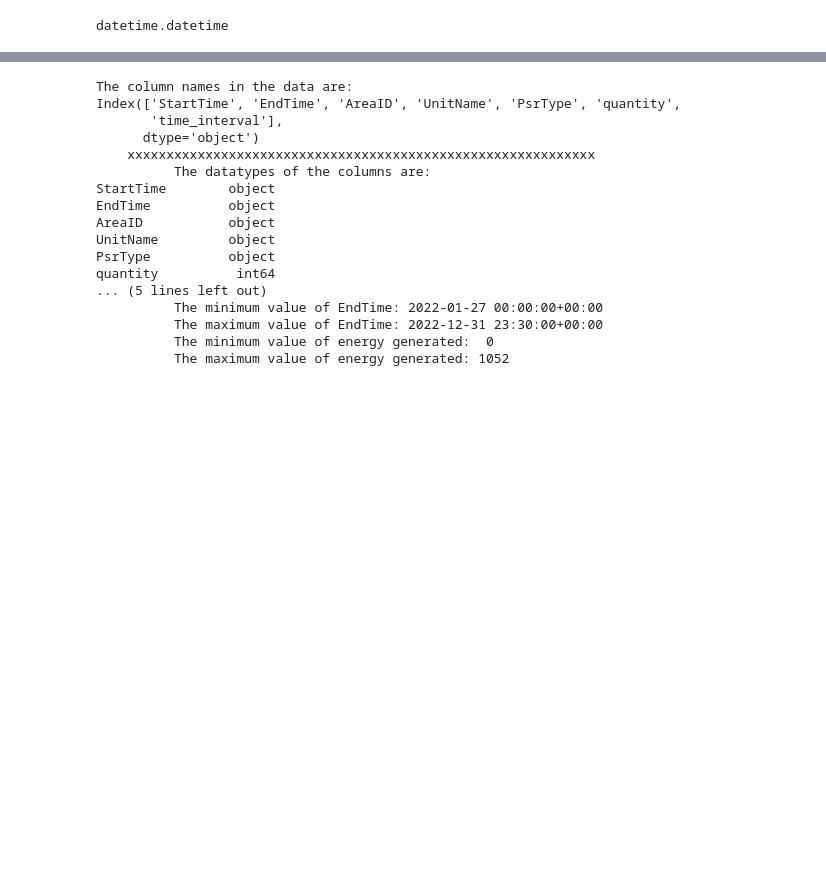
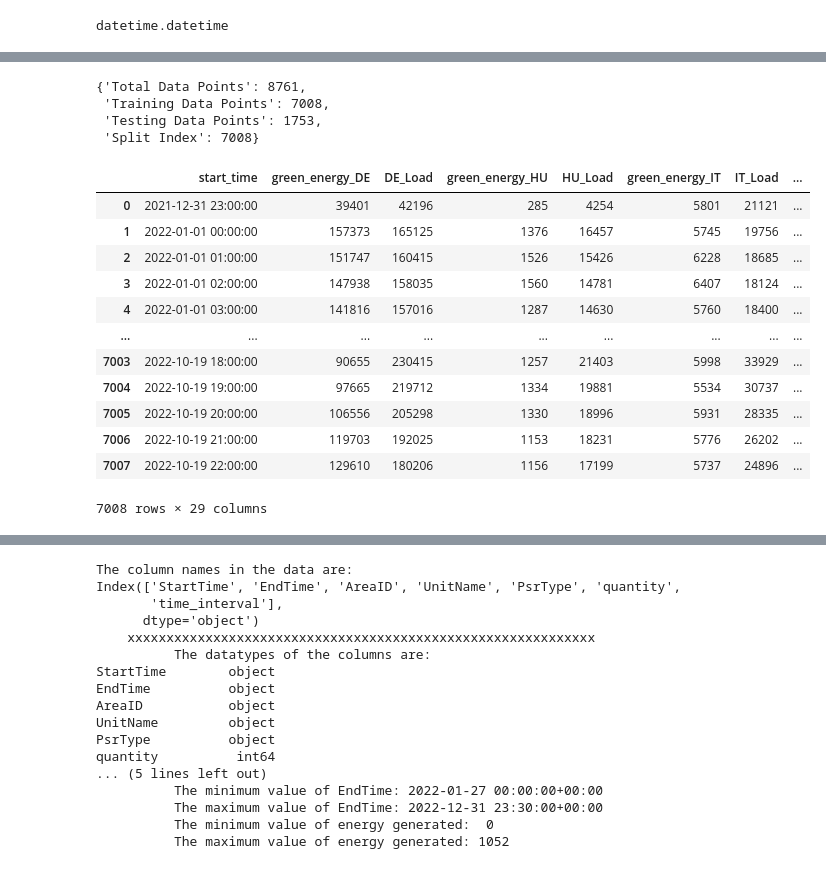
Before and after one commit to Ashish-Soni08/SE-Europe-Data_Challenge, a Jupyter notebook: EDA.ipynb, the cells around one changed output, grey strips where cells are left out. Cells and saved outputs as stored; diff of their text form; code cells hidden in the pictures; blank space fills up the shorter version.

```diff
--- a/EDA.ipynb
+++ b/EDA.ipynb
@@ -431,0 +142,12 @@ resampled_df
+# %%
+# Calculate surplus for each country
+for country_code in country_ids.keys():
+    green_energy_col = f'green_energy_{country_code}'
+    load_col = f'{country_code}_Load'
+    surplus_col = f'{country_code}_surplus'
+    processed_df[surplus_col] = processed_df[green_energy_col] - processed_df[load_col]
+# %%
+# Determine the country with the highest surplus for each hour
+surplus_cols = [f'{code}_surplus' for code in country_ids.keys()]
+processed_df['highest_surplus_country'] = processed_df[surplus_cols].idxmax(axis=1)
+processed_df['highest_surplus_country'] = processed_df['highest_surplus_country'].apply(lambda x: country_ids[x.split('_')[0]])
@@ -431,0 +178,9 @@ resampled_df
+# %%
+# Correcting the filtering process for the year 2022
+
+processed_df['start_time'] = pd.to_datetime(processed_df['start_time'])
+
+processed_df_2022 = processed_df[processed_df['start_time'].dt.year == 2022]
+
+# Displaying the first few rows of the filtered DataFrame
+processed_df_2022.head()
@@ -431,0 +278,40 @@ resampled_df
+# %%
+# Splitting the dataset into training and testing sets
+
+# Since this is time-series data, we'll perform a chronological split (not random)
+# We'll use the last 20% of the data as the test set
+
+split_index = int(len(processed_df) * 0.8)
+train_df = processed_df.iloc[:split_index]
+test_df = processed_df.iloc[split_index:]
+
+# Verifying the split
+train_test_split_info = {
+    "Total Data Points": len(processed_df),
+    "Training Data Points": len(train_df),
+    "Testing Data Points": len(test_df),
+    "Split Index": split_index
+}
+
+train_test_split_info
+# %% [output]
+{'Total Data Points': 8761,
+ 'Training Data Points': 7008,
+ 'Testing Data Points': 1753,
+ 'Split Index': 7008}
+# %%
+train_df
+# %% [output]
+|  | start_time | green_energy_DE | DE_Load | green_energy_HU | HU_Load | green_energy_IT | IT_Load | ... |
+| 0 | 2021-12-31 23:00:00 | 39401 | 42196 | 285 | 4254 | 5801 | 21121 | ... |
+| 1 | 2022-01-01 00:00:00 | 157373 | 165125 | 1376 | 16457 | 5745 | 19756 | ... |
+| 2 | 2022-01-01 01:00:00 | 151747 | 160415 | 1526 | 15426 | 6228 | 18685 | ... |
+| 3 | 2022-01-01 02:00:00 | 147938 | 158035 | 1560 | 14781 | 6407 | 18124 | ... |
+| 4 | 2022-01-01 03:00:00 | 141816 | 157016 | 1287 | 14630 | 5760 | 18400 | ... |
+| ... | ... | ... | ... | ... | ... | ... | ... | ... |
+| 7003 | 2022-10-19 18:00:00 | 90655 | 230415 | 1257 | 21403 | 5998 | 33929 | ... |
+| 7004 | 2022-10-19 19:00:00 | 97665 | 219712 | 1334 | 19881 | 5534 | 30737 | ... |
+| 7005 | 2022-10-19 20:00:00 | 106556 | 205298 | 1330 | 18996 | 5931 | 28335 | ... |
+| 7006 | 2022-10-19 21:00:00 | 119703 | 192025 | 1153 | 18231 | 5776 | 26202 | ... |
+| 7007 | 2022-10-19 22:00:00 | 129610 | 180206 | 1156 | 17199 | 5737 | 24896 | ... |
+7008 rows × 29 columns
```
Also changed, not shown: parts of 94 cells of this notebook.
